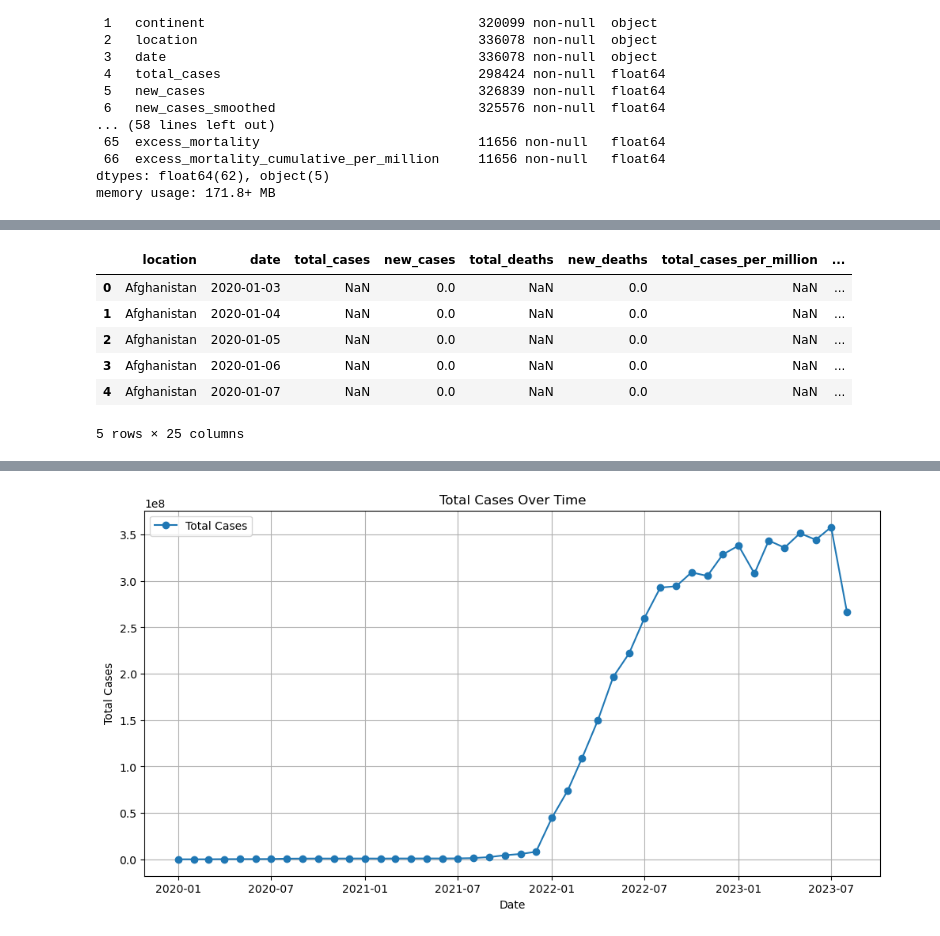
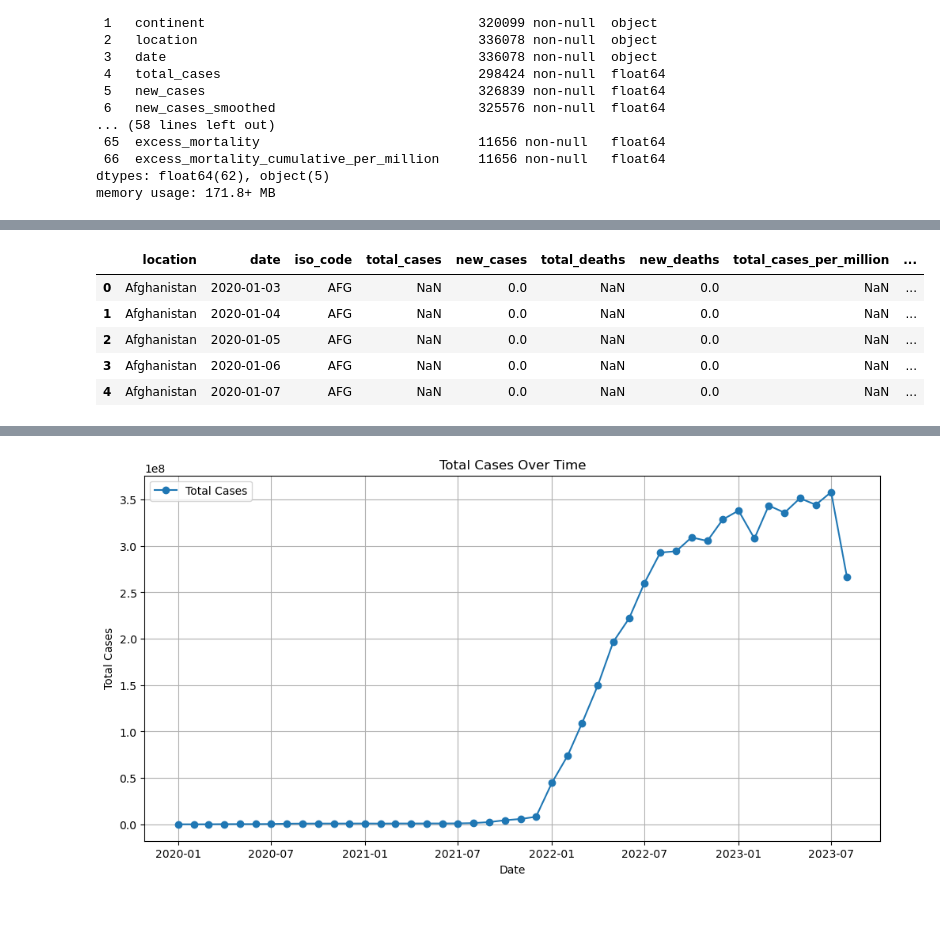
Before and after one commit to cmorrow28/project_one, a Jupyter notebook: Data_Plotting_v1.ipynb, the cells around one changed output, grey strips where cells are left out. Cells and saved outputs as stored; diff of their text form; code cells hidden in the pictures.

```diff
--- a/Data_Plotting_v1.ipynb
+++ b/Data_Plotting_v1.ipynb
@@ -41,21 +85,19 @@ memory usage: 171.8+ MB
 # %%
 # Assume 'data' is your DataFrame
-covid19_data = data[['location', 'date', 'total_cases',
+covid19_data = data[['location', 'date', 'iso_code','total_cases',
                         'new_cases', 'total_deaths', 'new_deaths', 'total_cases_per_million', 'new_cases_per_million', 'total_deaths_per_million', 'new_deaths_per_million',
                          'icu_patients_per_million', 'hosp_patients_per_million', 'total_vaccinations_per_hundred', 'people_vaccinated_per_hundred', 'people_fully_vaccinated_per_hundred',
-                         'total_boosters_per_hundred', 'population_density', 'median_age', 'aged_65_older', 'aged_70_older', 'gdp_per_capita', 'female_smokers', 'male_smokers', 'human_development_index',
-                         'population'
+                         'total_boosters_per_hundred'
                         ]]
 
 covid19_data.head()
 # %% [output]
-|  | location | date | total_cases | new_cases | total_deaths | new_deaths | total_cases_per_million | ... |
-| 0 | Afghanistan | 2020-01-03 | NaN | 0.0 | NaN | 0.0 | NaN | ... |
-| 1 | Afghanistan | 2020-01-04 | NaN | 0.0 | NaN | 0.0 | NaN | ... |
-| 2 | Afghanistan | 2020-01-05 | NaN | 0.0 | NaN | 0.0 | NaN | ... |
-| 3 | Afghanistan | 2020-01-06 | NaN | 0.0 | NaN | 0.0 | NaN | ... |
-| 4 | Afghanistan | 2020-01-07 | NaN | 0.0 | NaN | 0.0 | NaN | ... |
+|  | location | date | iso_code | total_cases | new_cases | total_deaths | new_deaths | total_cases_per_million | ... |
+| 0 | Afghanistan | 2020-01-03 | AFG | NaN | 0.0 | NaN | 0.0 | NaN | ... |
+| 1 | Afghanistan | 2020-01-04 | AFG | NaN | 0.0 | NaN | 0.0 | NaN | ... |
+| 2 | Afghanistan | 2020-01-05 | AFG | NaN | 0.0 | NaN | 0.0 | NaN | ... |
+| 3 | Afghanistan | 2020-01-06 | AFG | NaN | 0.0 | NaN | 0.0 | NaN | ... |
+| 4 | Afghanistan | 2020-01-07 | AFG | NaN | 0.0 | NaN | 0.0 | NaN | ... |
-5 rows × 25 columns
 # %%
 covid19_data
 # %% [output]
```
Also changed, not shown: parts of 28 cells of this notebook, 6 other files.
